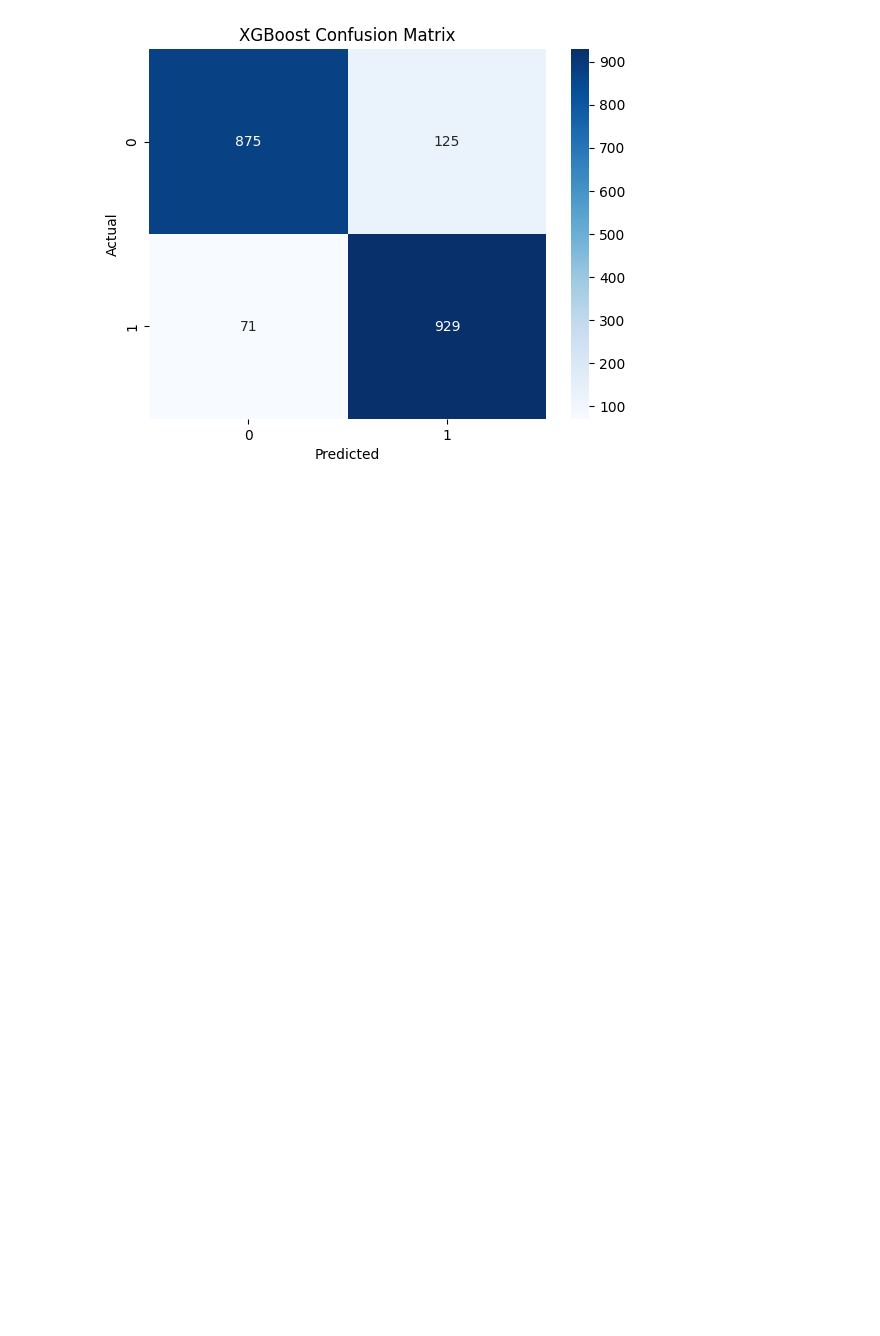
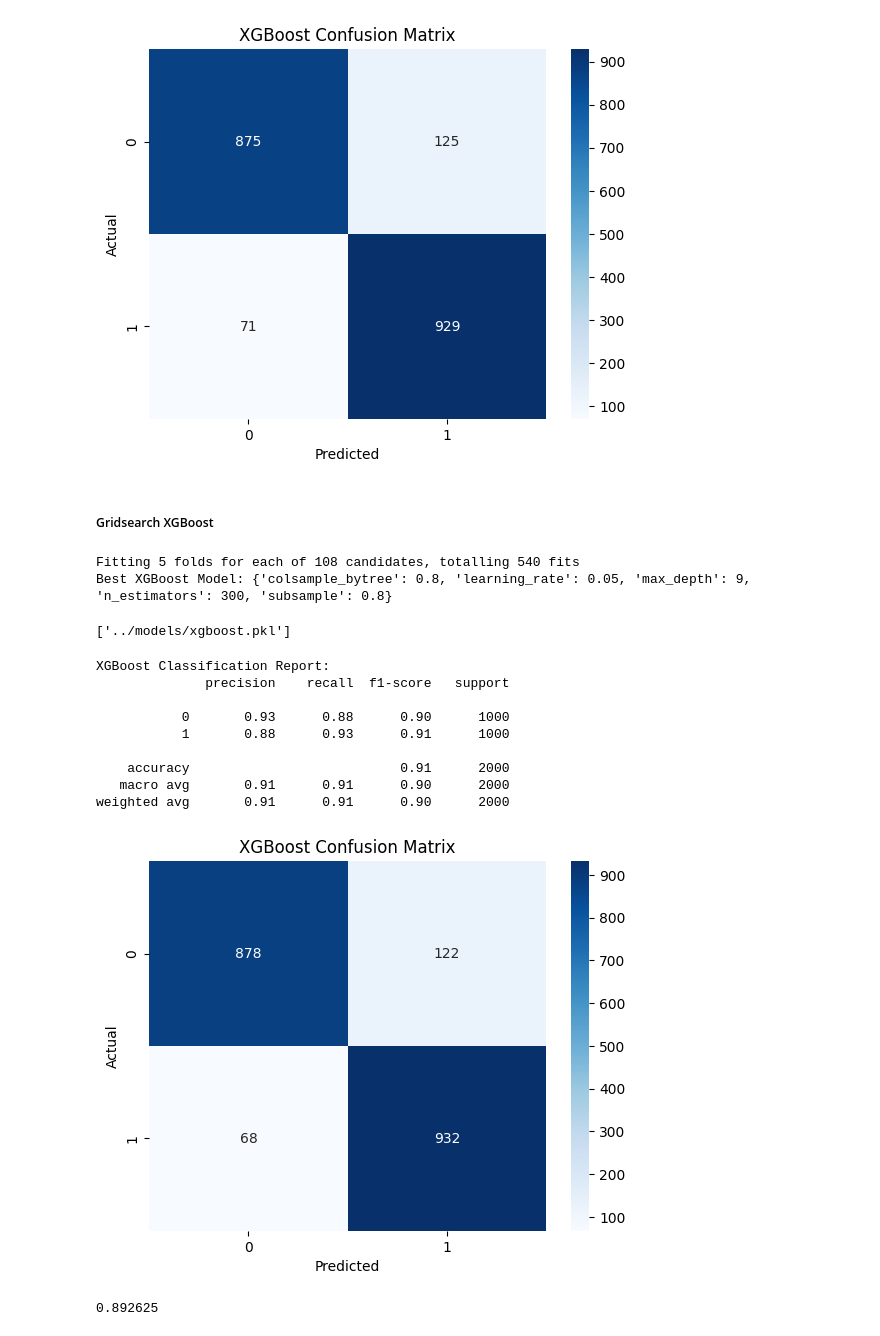
Before and after one commit to julian-ornelas/phishing-link-detection, a Jupyter notebook: notebooks/ml_dataset_1_processed.ipynb, the cells around one changed output. Saved outputs shown, nothing was run; the diff lists cells and outputs as text; code cells hidden in the pictures; blank space fills up the shorter version.

Commit message:
Dataset 1 GridSearchCV XGBoost + pickled

```diff
--- a/notebooks/ml_dataset_1_processed.ipynb
+++ b/notebooks/ml_dataset_1_processed.ipynb
@@ -107,3 +107,52 @@ Base XGBoost Classification Report:
    macro avg       0.90      0.90      0.90      2000
 weighted avg       0.90      0.90      0.90      2000
 [figure]
+# %% [markdown]
+##### Gridsearch XGBoost
+# %%
+xgboost_grid = {
+    'n_estimators': [100, 300, 500],
+    'max_depth': [3, 6, 9],
+    'learning_rate': [0.01, 0.05, 0.1],
+    'subsample': [0.8, 1.0],
+    'colsample_bytree': [0.8, 1.0]
+}
+
+xgboost_model = XGBClassifier(eval_metric='logloss')
+
+grid_search = GridSearchCV(xgboost_model, param_grid=xgboost_grid, cv=cv, scoring='accuracy', n_jobs=-1, verbose=2)
+grid_search.fit(X_train, y_train)
+
+best_xgboost = grid_search.best_estimator_
+print(f"Best XGBoost Model: {grid_search.best_params_}")
+
+# Save model
+joblib.dump(best_xgboost, "../models/dataset_1/xgboost_ds_1.pkl")
+# %% [output]
+Fitting 5 folds for each of 108 candidates, totalling 540 fits
+Best XGBoost Model: {'colsample_bytree': 0.8, 'learning_rate': 0.05, 'max_depth': 9, 'n_estimators': 300, 'subsample': 0.8}
+['../models/xgboost.pkl']
+# %%
+y_pred_xgboost = best_xgboost.predict(X_test)
+
+print("XGBoost Classification Report:")
+print(classification_report(y_test, y_pred_xgboost))
+
+# Confusion matrix
+sns.heatmap(confusion_matrix(y_test, y_pred_xgboost), annot=True, fmt="d", cmap="Blues")
+plt.title("XGBoost Confusion Matrix")
+plt.xlabel("Predicted")
+plt.ylabel("Actual")
+plt.show()
+# %% [output]
+XGBoost Classification Report:
+              precision    recall  f1-score   support
+
+           0       0.93      0.88      0.90      1000
+           1       0.88      0.93      0.91      1000
+
+    accuracy                           0.91      2000
+   macro avg       0.91      0.91      0.90      2000
+weighted avg       0.91      0.91      0.90      2000
+[figure, added]
+0.892625
```
Also changed, not shown: 1 other file.
